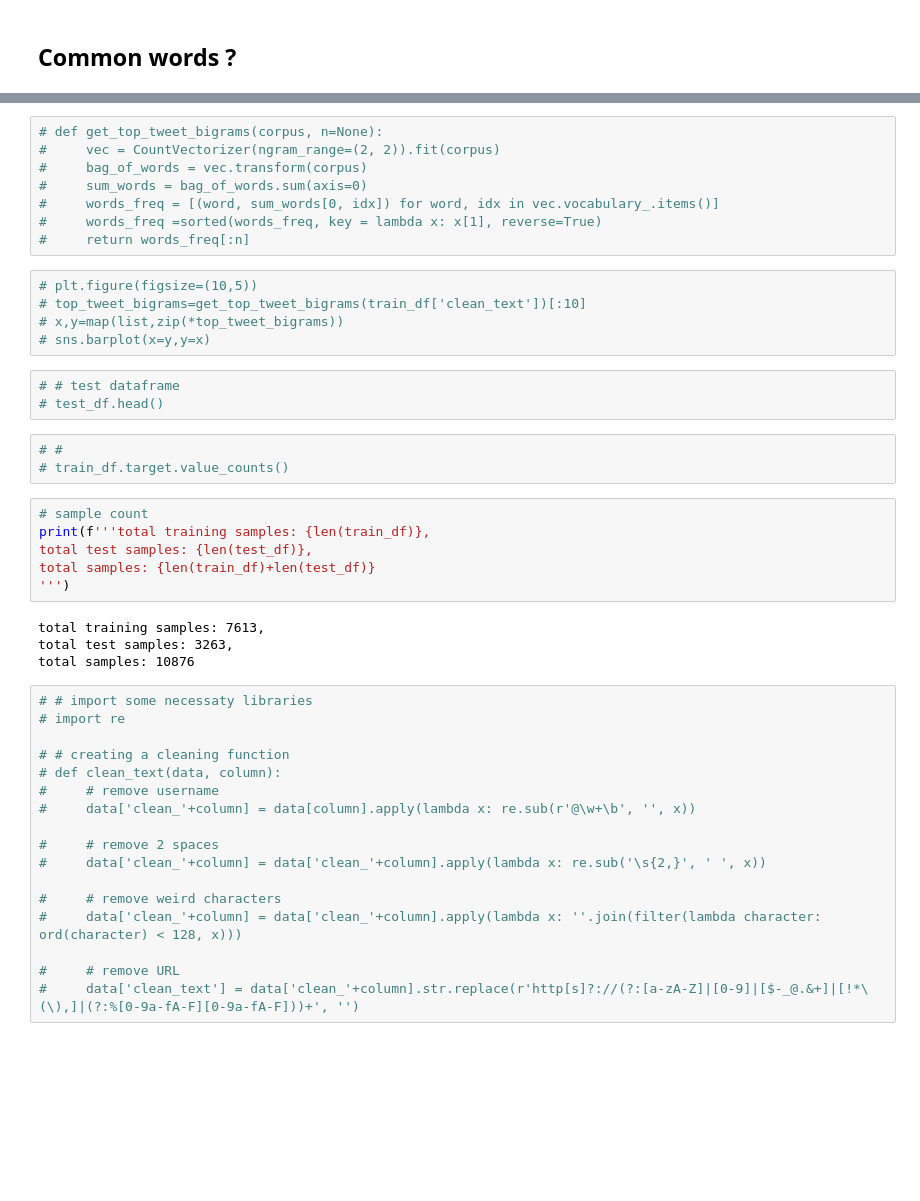
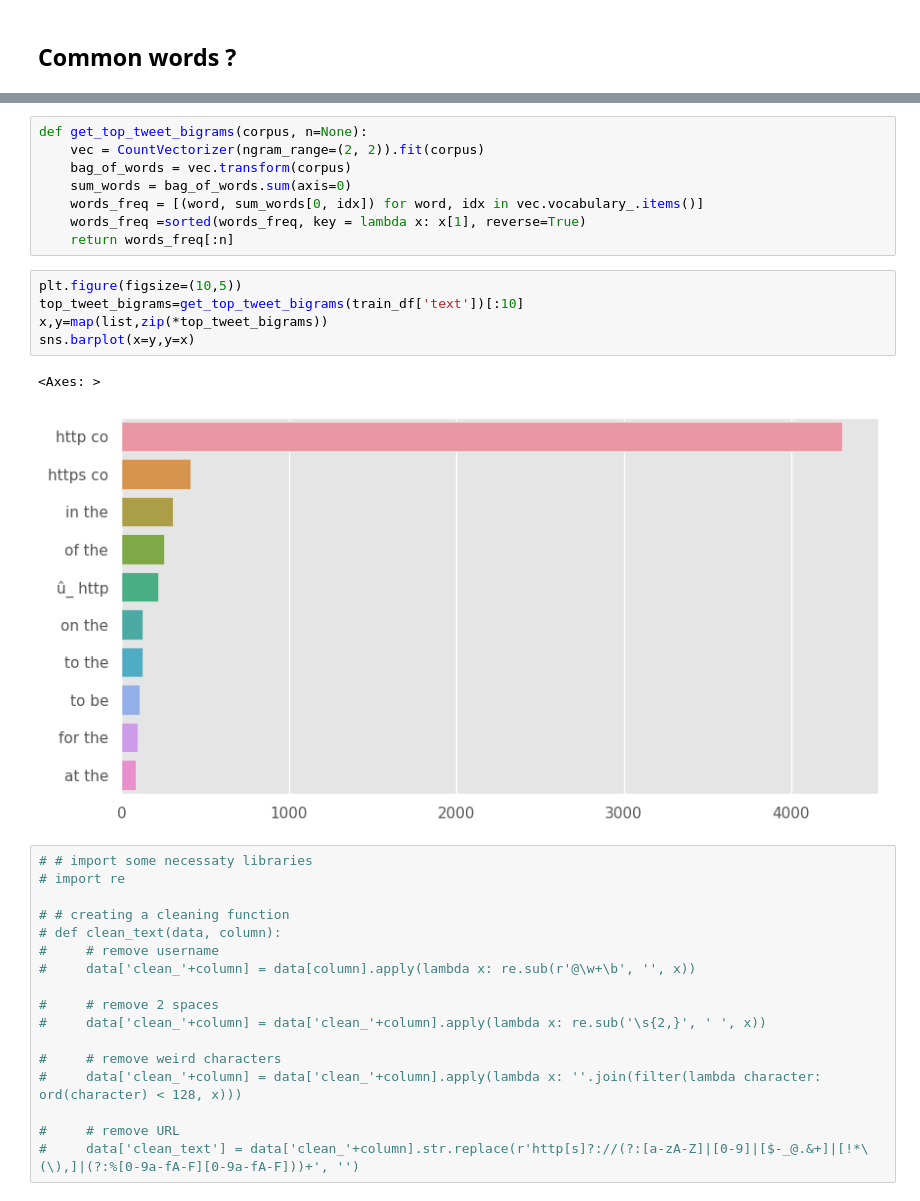
Before and after one commit to 0xpix/Kaggle-competitions, a Jupyter notebook: nlp_with_disaster_tweets.ipynb, the cells around one changed output, grey strips where cells are left out. Saved outputs shown, nothing was run; the diff lists cells and outputs as text; blank space fills up the shorter version.

Commit message:
Clean the code a bit

```diff
--- a/nlp_with_disaster_tweets.ipynb
+++ b/nlp_with_disaster_tweets.ipynb
@@ -259,32 +272,19 @@ plt.xticks(rotation=90)
 # %%
-# def get_top_tweet_bigrams(corpus, n=None):
-#     vec = CountVectorizer(ngram_range=(2, 2)).fit(corpus)
-#     bag_of_words = vec.transform(corpus)
-#     sum_words = bag_of_words.sum(axis=0)
-#     words_freq = [(word, sum_words[0, idx]) for word, idx in vec.vocabulary_.items()]
-#     words_freq =sorted(words_freq, key = lambda x: x[1], reverse=True)
-#     return words_freq[:n]
+def get_top_tweet_bigrams(corpus, n=None):
+    vec = CountVectorizer(ngram_range=(2, 2)).fit(corpus)
+    bag_of_words = vec.transform(corpus)
+    sum_words = bag_of_words.sum(axis=0)
+    words_freq = [(word, sum_words[0, idx]) for word, idx in vec.vocabulary_.items()]
+    words_freq =sorted(words_freq, key = lambda x: x[1], reverse=True)
+    return words_freq[:n]
 # %%
-# plt.figure(figsize=(10,5))
-# top_tweet_bigrams=get_top_tweet_bigrams(train_df['clean_text'])[:10]
-# x,y=map(list,zip(*top_tweet_bigrams))
-# sns.barplot(x=y,y=x)
+plt.figure(figsize=(10,5))
+top_tweet_bigrams=get_top_tweet_bigrams(train_df['text'])[:10]
+x,y=map(list,zip(*top_tweet_bigrams))
+sns.barplot(x=y,y=x)
+# %% [output]
+<Axes: >
+[figure, added]
-# %%
-# # test dataframe
-# test_df.head()
-# %%
-# #
-# train_df.target.value_counts()
-# %%
-# sample count
-print(f'''total training samples: {len(train_df)},
-total test samples: {len(test_df)},
-total samples: {len(train_df)+len(test_df)}
-''')
-# %% [output]
-total training samples: 7613,
-total test samples: 3263,
-total samples: 10876
 # %%
 # # import some necessaty libraries
 # import re
```
Also changed, not shown: parts of 2 cells of this notebook.
